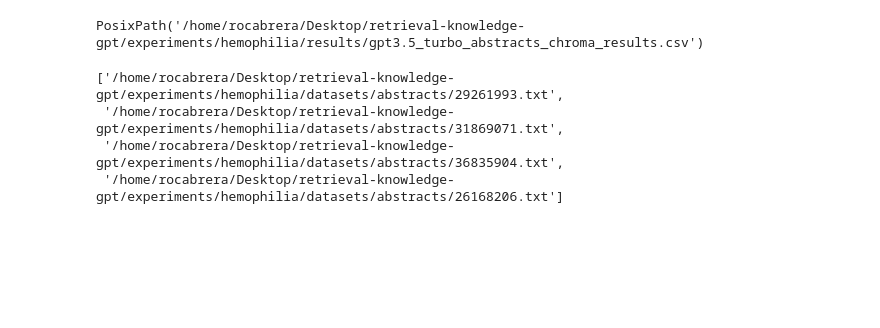
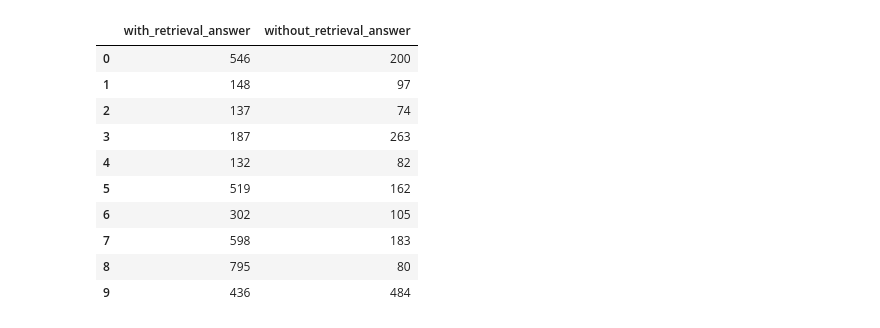
Before and after one commit to rocabrera/retrieval-knowledge-gpt, a Jupyter notebook: notebooks/gpt3.5_turbo_full_abstracts_chroma_results.ipynb, the cells around one changed output. Cells and saved outputs as stored; diff of their text form; code cells hidden in the pictures; blank space fills up the shorter version.

Commit message:
feat: new results
Signed-off-by: Rodrigo Cabrera Castaldoni <castaldoniro@gmail.com>

```diff
--- a/notebooks/gpt3.5_turbo_full_abstracts_chroma_results.ipynb
+++ b/notebooks/gpt3.5_turbo_full_abstracts_chroma_results.ipynb
@@ -2,16 +2,22 @@
 import pandas as pd
 from pathlib import Path
 # %%
-path = Path.cwd().parent / "experiments/hemophilia/results/gpt3.5_turbo_abstracts_chroma_results.csv"
-path
+path1 = Path.cwd().parent / "experiments/hemophilia/results/gpt3.5_turbo_abstracts_chroma_temperature_0_max_tokens_2048_results.csv"
+path2 = Path.cwd().parent / "experiments/hemophilia/results/gpt3.5_turbo_abstracts_chroma_temperature_0.9_max_tokens_2048_results.csv"
-# %% [output]
-PosixPath('/home/rocabrera/Desktop/retrieval-knowledge-gpt/experiments/hemophilia/results/gpt3.5_turbo_abstracts_chroma_results.csv')
 # %%
-df = pd.read_csv(path)
+df1 = pd.read_csv(path1)
+df2 = pd.read_csv(path2)
-# %%
-eval(df["sources"][0])
-# %% [output]
-['/home/rocabrera/Desktop/retrieval-knowledge-gpt/experiments/hemophilia/datasets/abstracts/29261993.txt',
- '/home/rocabrera/Desktop/retrieval-knowledge-gpt/experiments/hemophilia/datasets/abstracts/31869071.txt',
- '/home/rocabrera/Desktop/retrieval-knowledge-gpt/experiments/hemophilia/datasets/abstracts/36835904.txt',
- '/home/rocabrera/Desktop/retrieval-knowledge-gpt/experiments/hemophilia/datasets/abstracts/26168206.txt']
+# %%
+df1.filter(["with_retrieval_answer", "without_retrieval_answer"]).applymap(len).head(10)
+# %% [output]
+|  | with_retrieval_answer | without_retrieval_answer |
+| 0 | 546 | 200 |
+| 1 | 148 | 97 |
+| 2 | 137 | 74 |
+| 3 | 187 | 263 |
+| 4 | 132 | 82 |
+| 5 | 519 | 162 |
+| 6 | 302 | 105 |
+| 7 | 598 | 183 |
+| 8 | 795 | 80 |
+| 9 | 436 | 484 |
```
Also changed, not shown: parts of 5 cells of this notebook, 7 other files.
